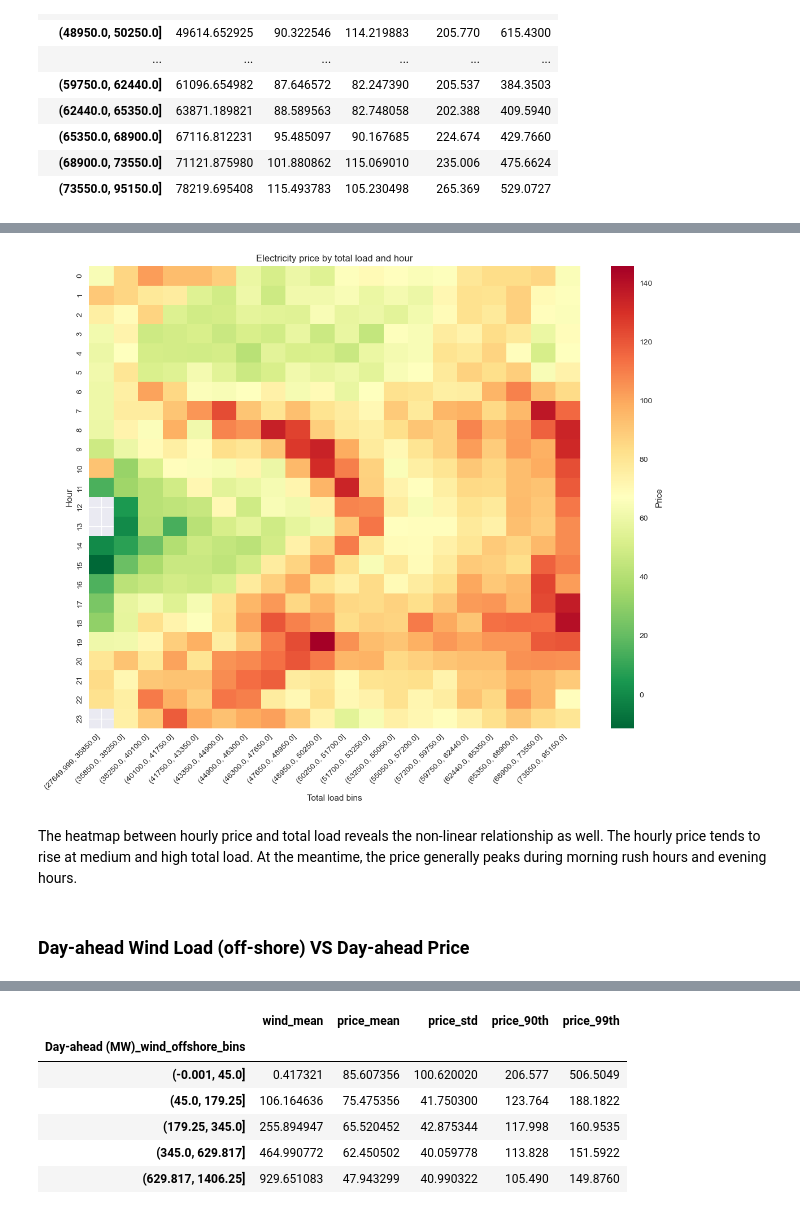
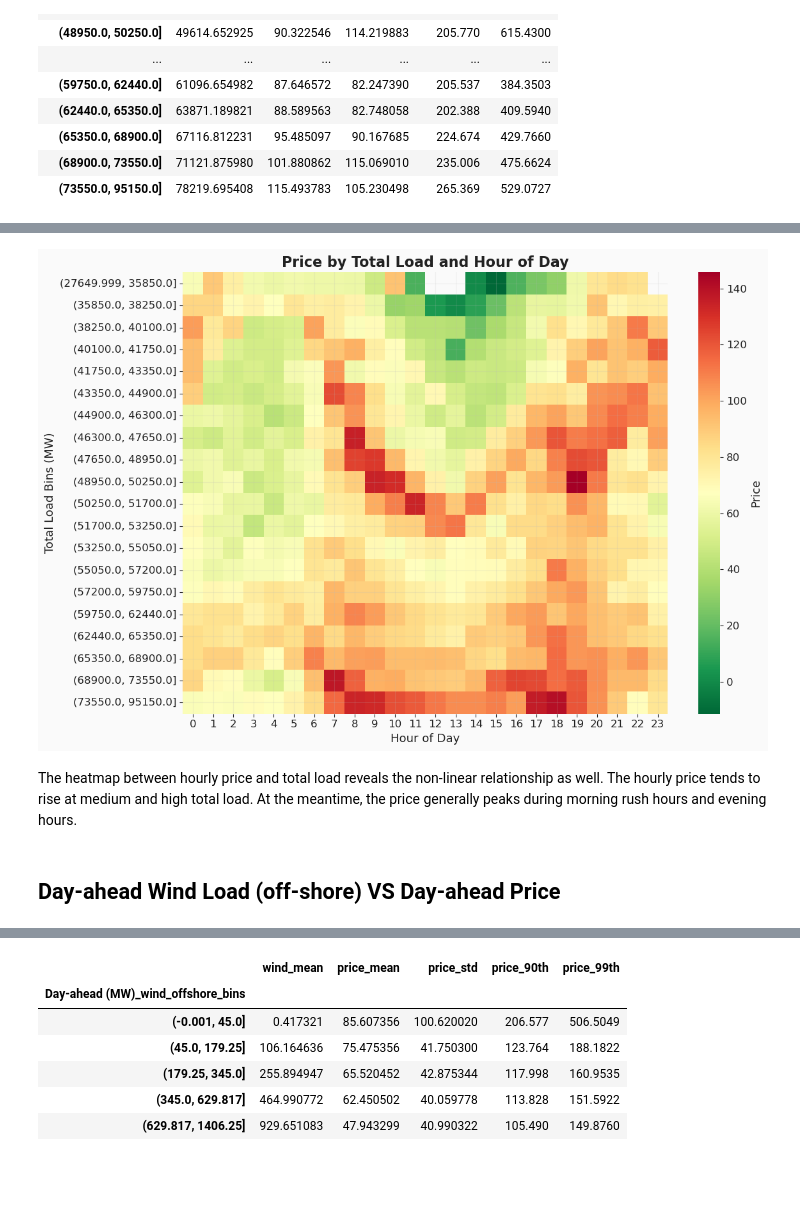
Before and after one commit to LisaBianConti/electricity-price-forecasting, a Jupyter notebook: notebooks/03_eda_drivers.ipynb, the cells around one changed output, grey strips where cells are left out. Cells and saved outputs as stored; diff of their text form; code cells hidden in the pictures; blank space fills up the shorter version.

```diff
--- a/notebooks/03_eda_drivers.ipynb
+++ b/notebooks/03_eda_drivers.ipynb
@@ -20,7 +20,11 @@ import re
 import missingno as msno
 import pyarrow
 
-plt.style.use("seaborn-v0_8")
+import sys
+sys.path.append("../src")
+import style
+style.apply_style()
+
 pd.set_option("display.max_columns", 50)
 # %%
 df_alls = pd.read_parquet("../data/processed/df_alls_cleaned.parquet")
@@ -111,29 +115,30 @@ The analysis motivates renewable and net load separations. Net load should expos
 # %%
 pivot_total_hour = df_alls.pivot_table(
     values = "Day-ahead Price (EUR/MWh)",
-    index = df_alls.index.hour,
-    columns = pd.qcut(df_alls["Day-ahead Total Load Forecast (MW)_load"], 20),
+    columns = df_alls.index.hour,
+    index = pd.qcut(df_alls["Day-ahead Total Load Forecast (MW)_load"], 20),
     aggfunc = "mean",
     observed = False
 )
 
 
-fig, axes = plt.subplots(nrows = 1, ncols = 1, figsize = (12, 10))
+fig, axes = plt.subplots(figsize = (12,8))
 sns.heatmap(pivot_total_hour, cmap = "RdYlGn_r", annot = False, cbar = True)
-axes.set_title("Electricity price by total load and hour")
+axes.set_title("Price by Total Load and Hour of Day")
 axes.collections[0].colorbar.set_label("Price")
-axes.set_xlabel("Total load bins")
-axes.set_ylabel("Hour")
+axes.set_ylabel("Total Load Bins (MW)")
+axes.set_xlabel("Hour of Day")
+
 plt.setp(axes.get_xticklabels(),
-        rotation = 45,
-        ha = "right")
+        rotation = 0,
+        ha = "center")
 
 plt.tight_layout()
 plt.show()
 # %% [output]
-[figure, old version]
+[figure, new version]
 # %% [markdown]
 The heatmap between hourly price and total load reveals the non-linear relationship as well. The hourly price tends to rise at medium and high total load. At the meantime, the price generally peaks during morning rush hours and evening hours.
 # %% [markdown]
-### Day-ahead Wind Load (off-shore) VS Day-ahead Price
+## Day-ahead Wind Load (off-shore) VS Day-ahead Price
 # %%
```
Also changed, not shown: parts of 50 cells of this notebook, 1 other file.
